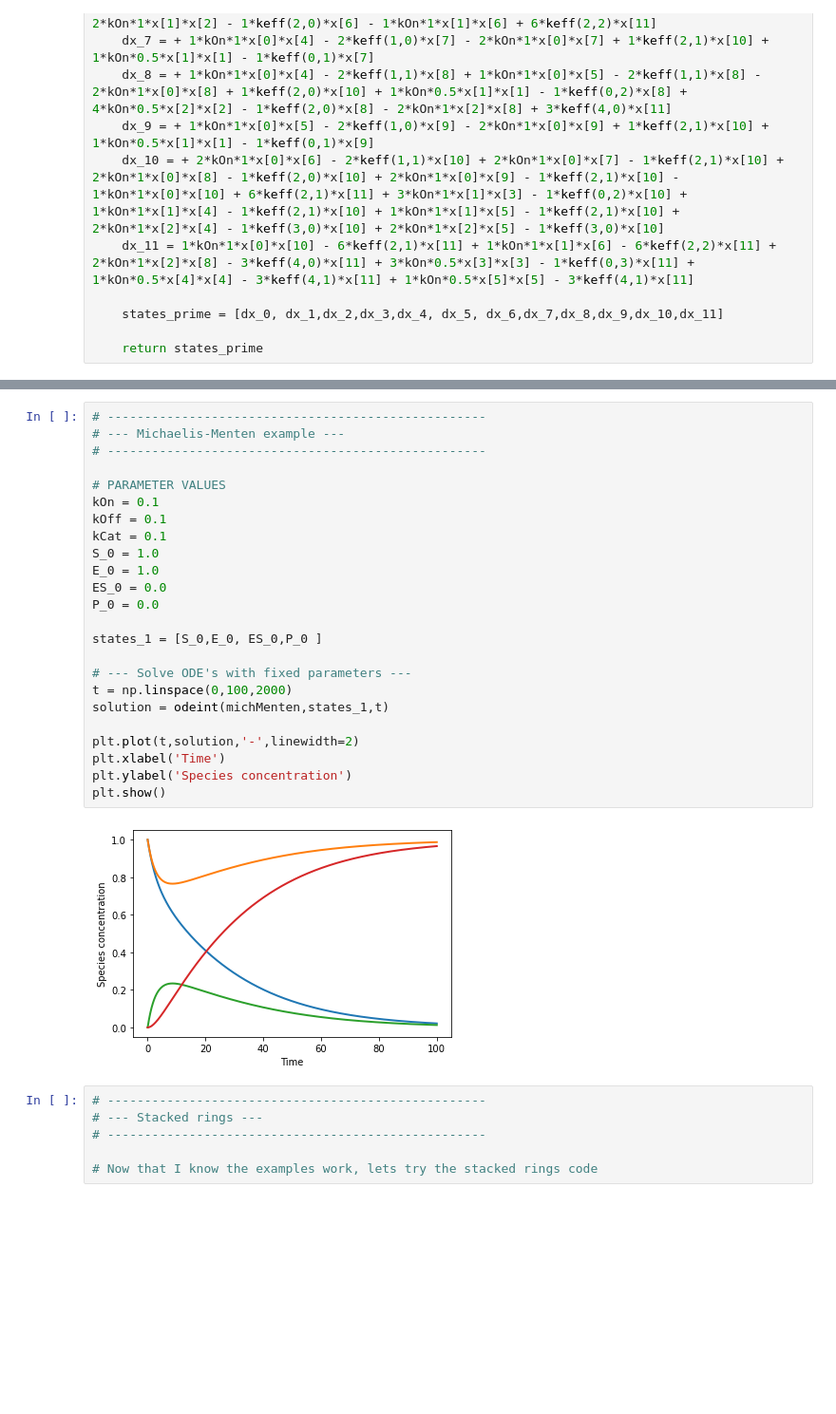
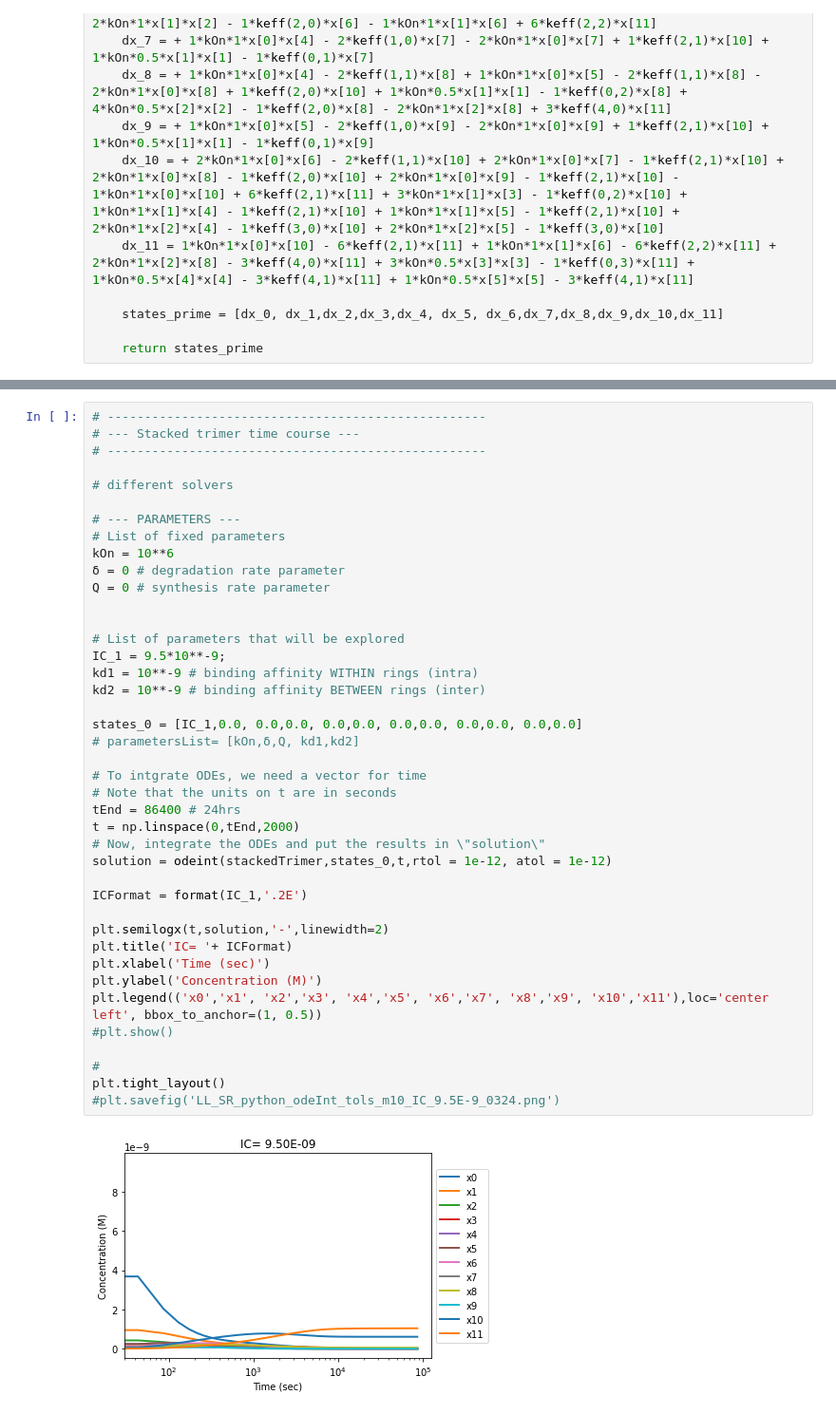
Before and after one commit to llagunes-324B21/Persephone_SR, a Jupyter notebook: March_2022/LL_SR_03202022.ipynb, the cells around one changed output, grey strips where cells are left out. Shown at 95% size. Cells and saved outputs as stored; diff of their text form; blank space fills up the shorter version.

Commit message:
plot tc and AY tc -LL

```diff
--- a/March_2022/LL_SR_03202022.ipynb
+++ b/March_2022/LL_SR_03202022.ipynb
@@ -139,34 +140,45 @@ plt.savefig('LL_SR_python_tolsLog_0322.png')
 # %% [output]
 [figure]
-# %%
-# ---------------------------------------------------
-# --- Michaelis-Menten example ---
-# ---------------------------------------------------
-
-# PARAMETER VALUES
-kOn = 0.1
-kOff = 0.1
-kCat = 0.1
-S_0 = 1.0
-E_0 = 1.0
-ES_0 = 0.0
-P_0 = 0.0
-
-states_1 = [S_0,E_0, ES_0,P_0 ]
-
-# --- Solve ODE's with fixed parameters ---
-t = np.linspace(0,100,2000)
-solution = odeint(michMenten,states_1,t)
-
-plt.plot(t,solution,'-',linewidth=2)
-plt.xlabel('Time')
-plt.ylabel('Species concentration')
-plt.show()
-# %% [output]
-[figure, removed]
-# %%
-# ---------------------------------------------------
-# --- Stacked rings ---
-# ---------------------------------------------------
-
-# Now that I know the examples work, lets try the stacked rings code
+# %%
+# ---------------------------------------------------
+# --- Stacked trimer time course ---
+# ---------------------------------------------------
+
+# different solvers
+
+# --- PARAMETERS ---
+# List of fixed parameters
+kOn = 10**6
+δ = 0 # degradation rate parameter
+Q = 0 # synthesis rate parameter
+
+
+# List of parameters that will be explored
+IC_1 = 9.5*10**-9;
+kd1 = 10**-9 # binding affinity WITHIN rings (intra)
+kd2 = 10**-9 # binding affinity BETWEEN rings (inter)
+
+states_0 = [IC_1,0.0, 0.0,0.0, 0.0,0.0, 0.0,0.0, 0.0,0.0, 0.0,0.0]
+# parametersList= [kOn,δ,Q, kd1,kd2]
+
+# To intgrate ODEs, we need a vector for time
+# Note that the units on t are in seconds
+tEnd = 86400 # 24hrs
+t = np.linspace(0,tEnd,2000)
+# Now, integrate the ODEs and put the results in \"solution\"
+solution = odeint(stackedTrimer,states_0,t,rtol = 1e-12, atol = 1e-12)
+
+ICFormat = format(IC_1,'.2E')
+
+plt.semilogx(t,solution,'-',linewidth=2)
+plt.title('IC= '+ ICFormat)
+plt.xlabel('Time (sec)')
+plt.ylabel('Concentration (M)')
+plt.legend(('x0','x1', 'x2','x3', 'x4','x5', 'x6','x7', 'x8','x9', 'x10','x11'),loc='center left', bbox_to_anchor=(1, 0.5))
+#plt.show()
+
+#
+plt.tight_layout()
+#plt.savefig('LL_SR_python_odeInt_tols_m10_IC_9.5E-9_0324.png')
+# %% [output]
+[figure, added]
```
Also changed, not shown: parts of 3 cells of this notebook.
